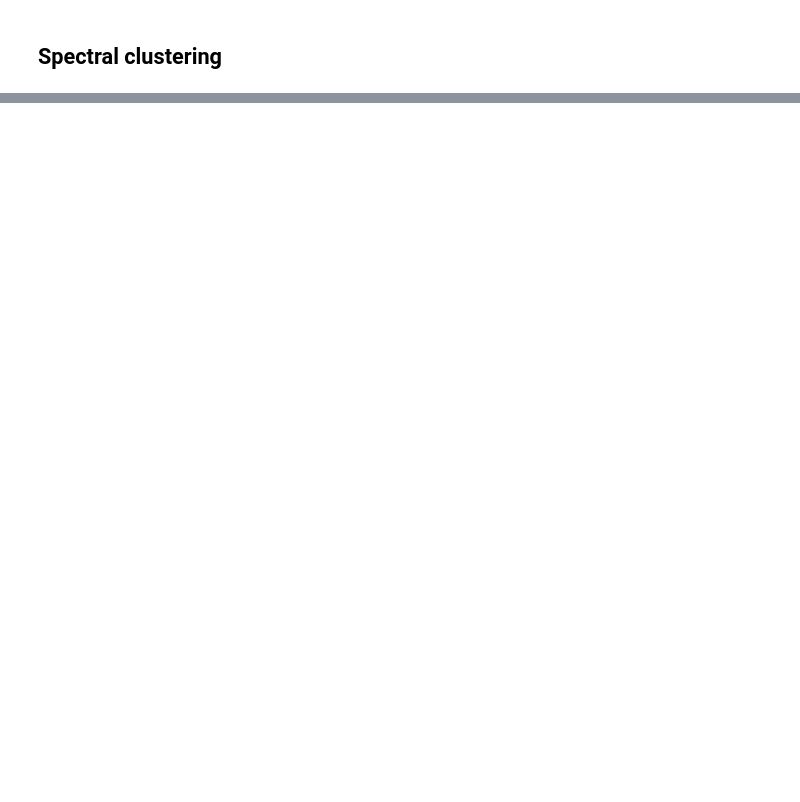
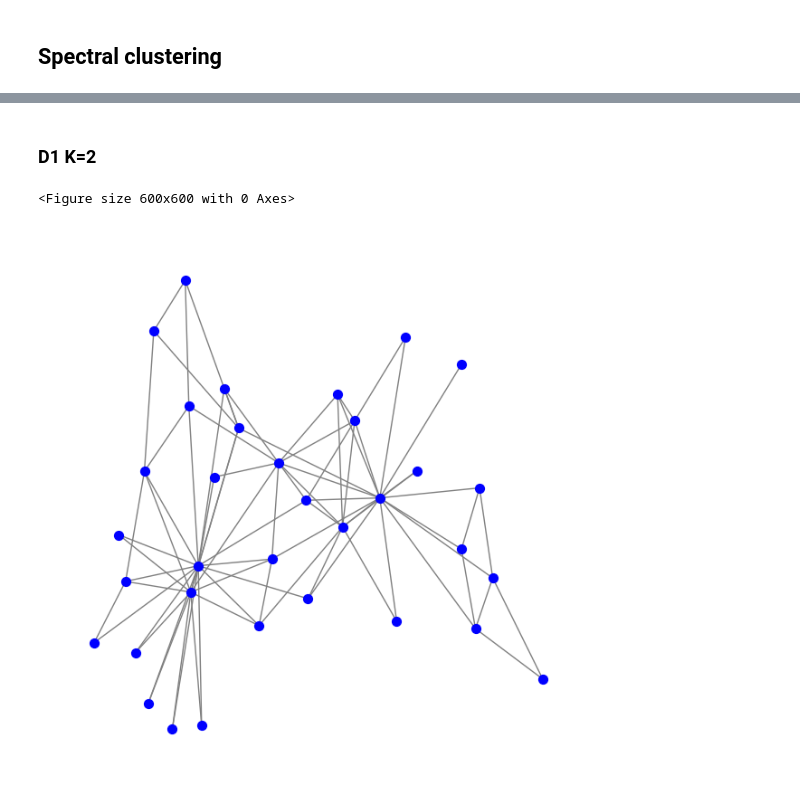
Before and after one commit to kubek22/SNARS, a Jupyter notebook: project10/project10.ipynb, the cells around one changed output, grey strips where cells are left out. Saved outputs shown, nothing was run; the diff lists cells and outputs as text; code cells hidden in the pictures; blank space fills up the shorter version.

```diff
--- a/project10/project10.ipynb
+++ b/project10/project10.ipynb
@@ -80,0 +98,11 @@ def binary_spectral_clustering(W):
+# %%
+def draw_graph(G, pos, labels=None):
+    plt.figure(figsize=(6, 6))
+    nx.draw(
+        G, pos,
+        with_labels=False,
+        node_size=50,
+        node_color=labels if labels is not None else "blue",
+        cmap=plt.cm.rainbow,
+        edge_color="gray"
+    )
@@ -108,0 +147,13 @@ plt.show()
+# %% [markdown]
+### D1 K=2
+# %%
+A = pd.read_csv("competition/D1-K=2.csv", header=None).values
+G = nx.from_numpy_array(A)
+plt.figure(figsize=(6, 6))
+
+pos = nx.spring_layout(G)
+draw_graph(G, pos)
+plt.show()
+# %% [output]
+<Figure size 600x600 with 0 Axes>
+[figure, added]
```
Also changed, not shown: parts of 40 cells of this notebook, 8 other files.
